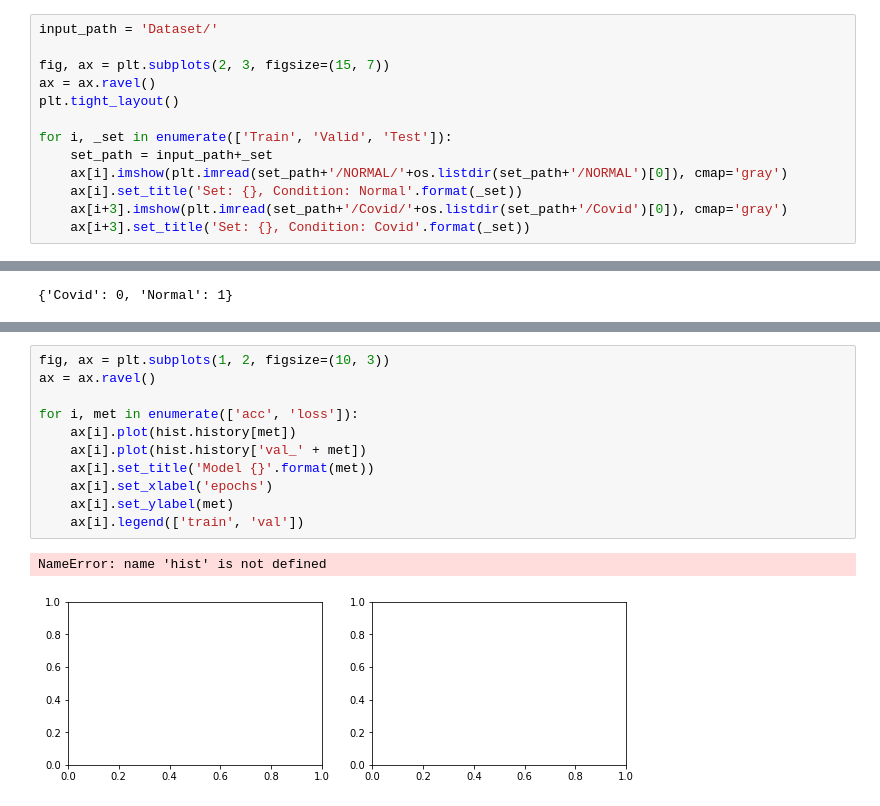
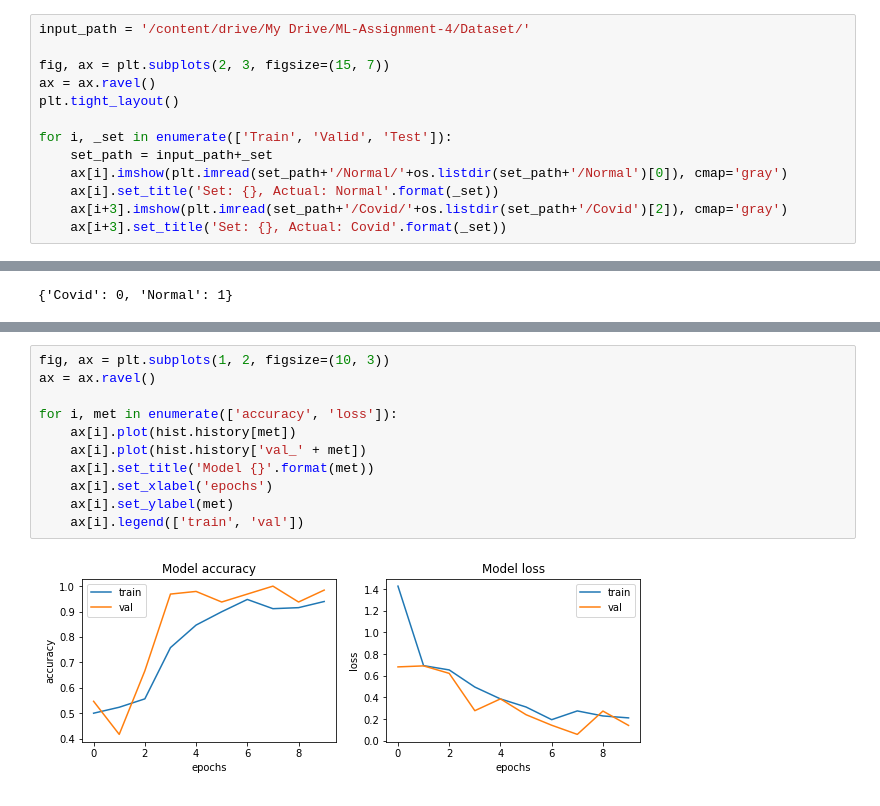
Before and after one commit to parekhjigar/covid-chestxray-cnn, a Jupyter notebook: covid_classifier_cnn.ipynb, the cells around one changed output, grey strips where cells are left out. Saved outputs shown, nothing was run; the diff lists cells and outputs as text.

```diff
--- a/covid_classifier_cnn.ipynb
+++ b/covid_classifier_cnn.ipynb
@@ -37,5 +34,5 @@ ModuleNotFoundError: No module named 'cv2'
 # %%
-input_path = 'Dataset/'
+input_path = '/content/drive/My Drive/ML-Assignment-4/Dataset/'
 
 fig, ax = plt.subplots(2, 3, figsize=(15, 7))
 ax = ax.ravel()
@@ -43,8 +40,8 @@ plt.tight_layout()
 
 for i, _set in enumerate(['Train', 'Valid', 'Test']):
     set_path = input_path+_set
-    ax[i].imshow(plt.imread(set_path+'/NORMAL/'+os.listdir(set_path+'/NORMAL')[0]), cmap='gray')
-    ax[i].set_title('Set: {}, Condition: Normal'.format(_set))
-    ax[i+3].imshow(plt.imread(set_path+'/Covid/'+os.listdir(set_path+'/Covid')[0]), cmap='gray')
-    ax[i+3].set_title('Set: {}, Condition: Covid'.format(_set))
+    ax[i].imshow(plt.imread(set_path+'/Normal/'+os.listdir(set_path+'/Normal')[0]), cmap='gray')
+    ax[i].set_title('Set: {}, Actual: Normal'.format(_set))
+    ax[i+3].imshow(plt.imread(set_path+'/Covid/'+os.listdir(set_path+'/Covid')[2]), cmap='gray')
+    ax[i+3].set_title('Set: {}, Actual: Covid'.format(_set))
 # %% [output]
@@ -154,14 +151,13 @@ Epoch 10/10
 # %%
 fig, ax = plt.subplots(1, 2, figsize=(10, 3))
 ax = ax.ravel()
 
-for i, met in enumerate(['acc', 'loss']):
+for i, met in enumerate(['accuracy', 'loss']):
     ax[i].plot(hist.history[met])
     ax[i].plot(hist.history['val_' + met])
     ax[i].set_title('Model {}'.format(met))
     ax[i].set_xlabel('epochs')
     ax[i].set_ylabel(met)
     ax[i].legend(['train', 'val'])
 # %% [output]
-NameError: name 'hist' is not defined
-[figure, old version]
+[figure, new version]
```
Also changed, not shown: parts of 6 cells of this notebook, 2 other files.
